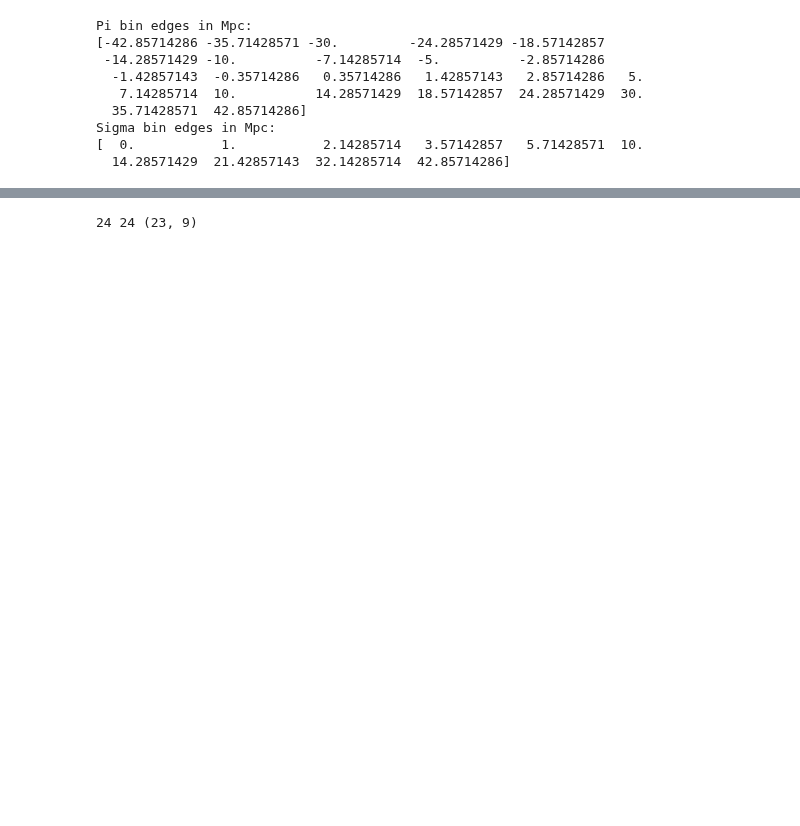
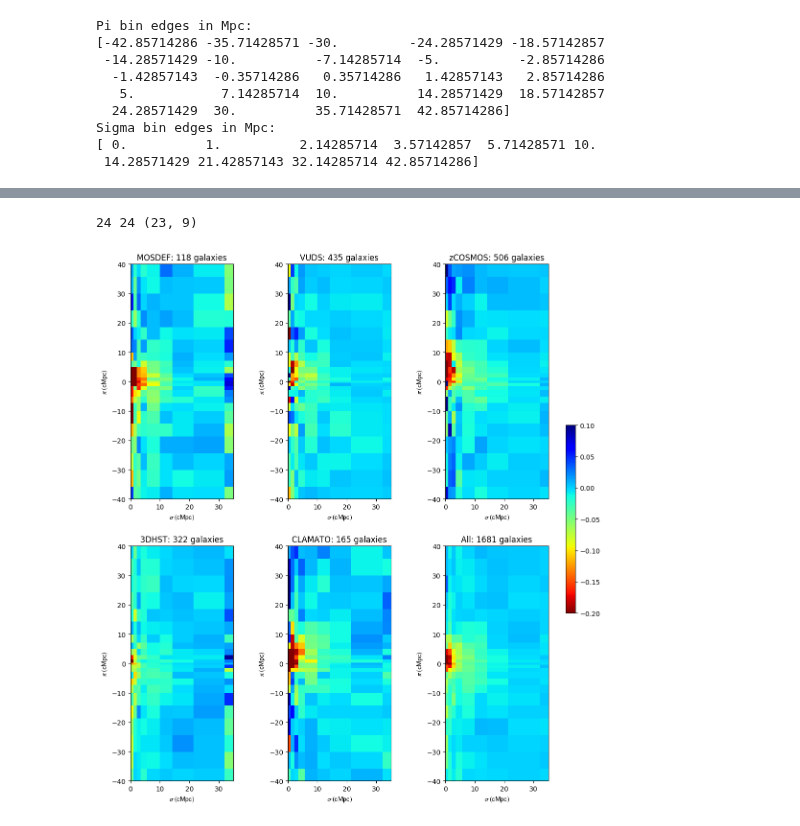
Before and after one commit to kheegan/crosscorr2017, a Jupyter notebook: plot_crosscorr.ipynb, the cells around one changed output, grey strips where cells are left out. Cells and saved outputs as stored; diff of their text form; code cells hidden in the pictures; blank space fills up the shorter version.

```diff
--- a/plot_crosscorr.ipynb
+++ b/plot_crosscorr.ipynb
@@ -66,27 +66,27 @@ Sigma bin edges in Mpc:
 # %%
-XCorr_3d=np.load("xcorr_3dhst_v3.npy")
+XCorr_3d=np.load("xcorr_3dhst_v4.npy")
 XCorrPlot_3d = np.transpose(XCorr_3d)
 
-XCorr_zD = np.load("xcorr_zDeep_v3.npy")
+XCorr_zD = np.load("xcorr_zDeep_v4.npy")
 XCorrPlot_zD = np.transpose(XCorr_zD)
 
-XCorr_mosdef = np.load("xcorr_mosdef_v3.npy")
+XCorr_mosdef = np.load("xcorr_mosdef_v4.npy")
 XCorrPlot_mosdef = np.transpose(XCorr_mosdef)
 
-XCorr_vuds = np.load("xcorr_vuds_v3.npy")
+XCorr_vuds = np.load("xcorr_vuds_v4.npy")
 XCorrPlot_vuds = np.transpose(XCorr_vuds)
 
-XCorr_clamato = np.load("xcorr_clamato_v3.npy")
+XCorr_clamato = np.load("xcorr_clamato_v4.npy")
 XCorrPlot_clamato = np.transpose(XCorr_clamato)
 
-XCorr_all = np.load("xcorr_all_v3.npy")
+XCorr_all = np.load("xcorr_all_v4.npy")
 XCorrPlot_all = np.transpose(XCorr_all)
 # %%
 X, Y = np.meshgrid(SigEdges, PiEdges)
 
-SigMax = 25.
-PiMin = -30.
-PiMax = 30.
+SigMax = 35.
+PiMin = -40.
+PiMax = 40.
 
 fig, ((ax1, ax2, ax3),(ax4,ax5,ax6))= plt.subplots(2,3, figsize=(12,14))
 
@@ -154 +152,2 @@ plt.show()
 24 24 (23, 9)
+[figure, added]
```
Also changed, not shown: parts of 1 cell of this notebook, 2 other files.
